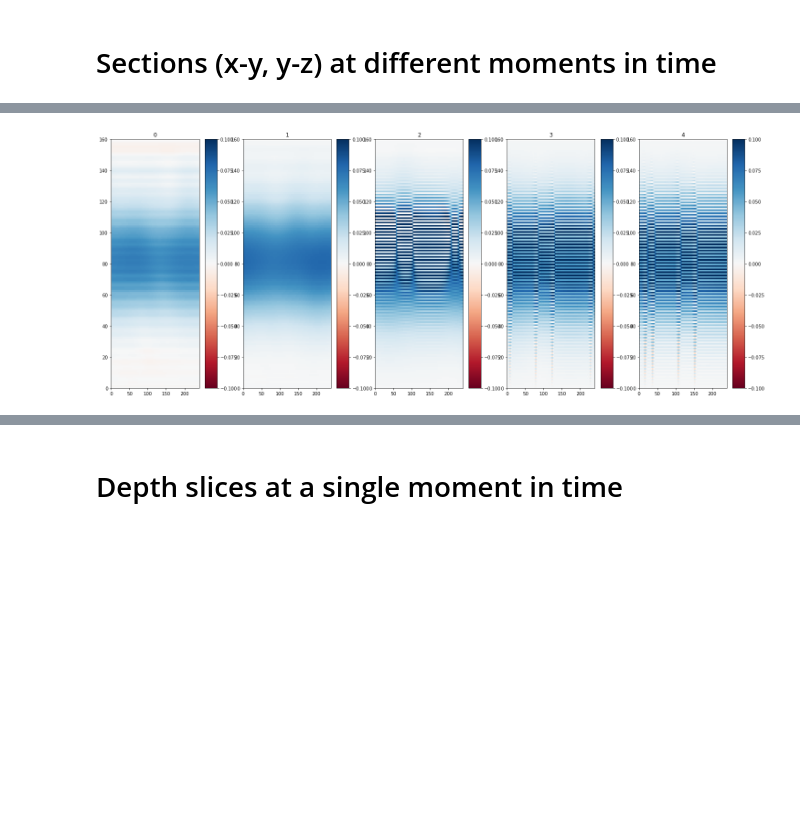
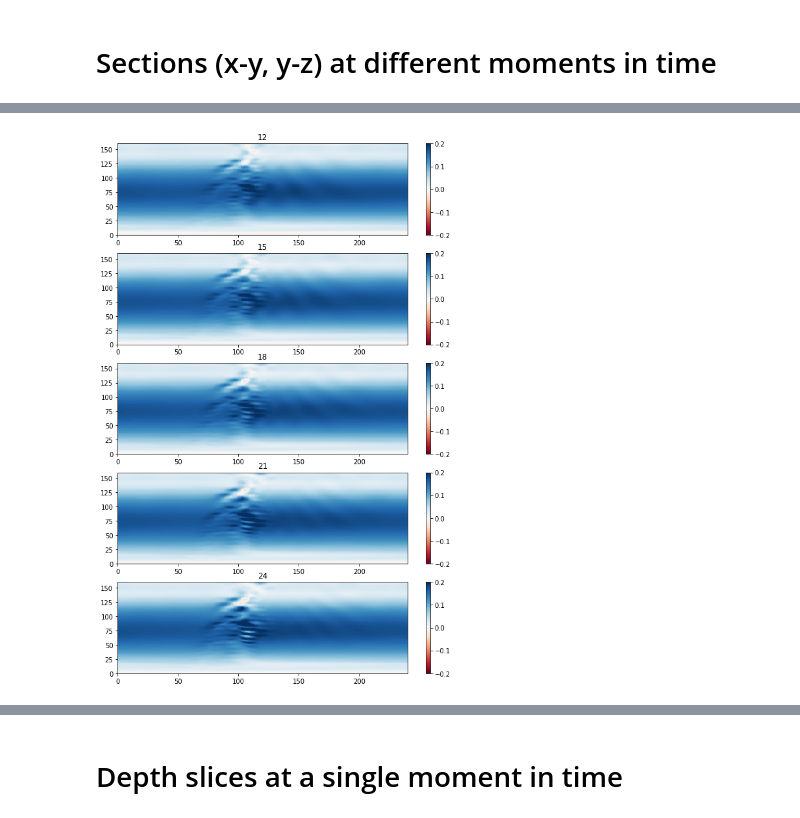
Before and after one commit to gmacgilchrist/MOM6_analysis, a Jupyter notebook: draw_mom6-out_prelim.ipynb, the cells around one changed output, grey strips where cells are left out. Saved outputs shown, nothing was run; the diff lists cells and outputs as text; code cells hidden in the pictures; blank space fills up the shorter version.

```diff
--- a/draw_mom6-out_prelim.ipynb
+++ b/draw_mom6-out_prelim.ipynb
@@ -86,7 +61,7 @@ Attributes:
 # Section (lat-depth, or lat-lon) of variable at start and end of simulation
 def draw_var_times(var,clim,times,invert):
     nt = np.size(times)
-    fig,ax = plt.subplots(figsize=(5*nt,10),ncols=np.size(times))
+    fig,ax = plt.subplots(figsize=(10,3*nt),nrows=np.size(times))
     for t in range(nt):
         im = ax[t].pcolormesh(var.isel(Time=times[t]),cmap="RdBu")
         im.set_clim(vmin=clim[0],vmax=clim[1])
@@ -99 +72,3 @@ get_times = [0,1,2,3,4]
+# %%
+get_times = [12,15,18,21,24]
 # %%
@@ -103,4 +78,4 @@ draw_var_times(var=prog.SSH,clim=[-10,10],times=get_times,invert=False)
 # %%
-draw_var_times(var=prog.v.isel(zl=0),clim=[-0.1,0.1],times=get_times,invert=False)
+draw_var_times(var=prog.u.isel(zl=0),clim=[-0.2,0.2],times=get_times,invert=False)
 # %% [output]
-[figure, old version]
+[figure, new version]
```
Also changed, not shown: parts of 14 cells of this notebook.
